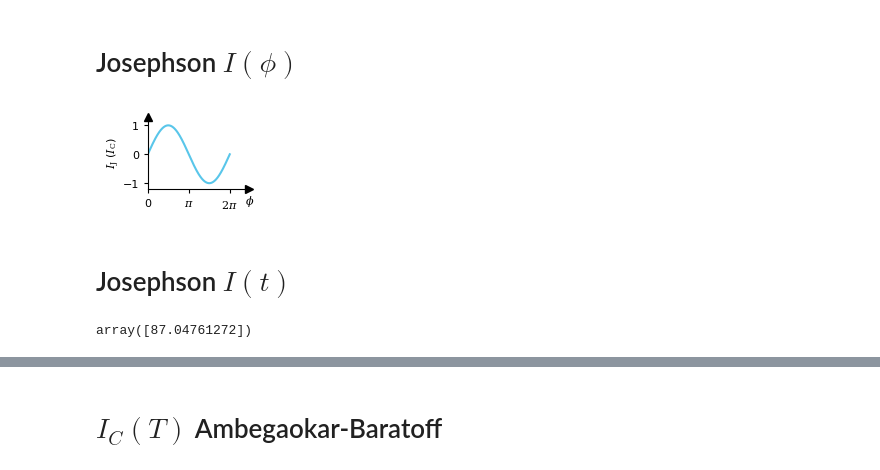
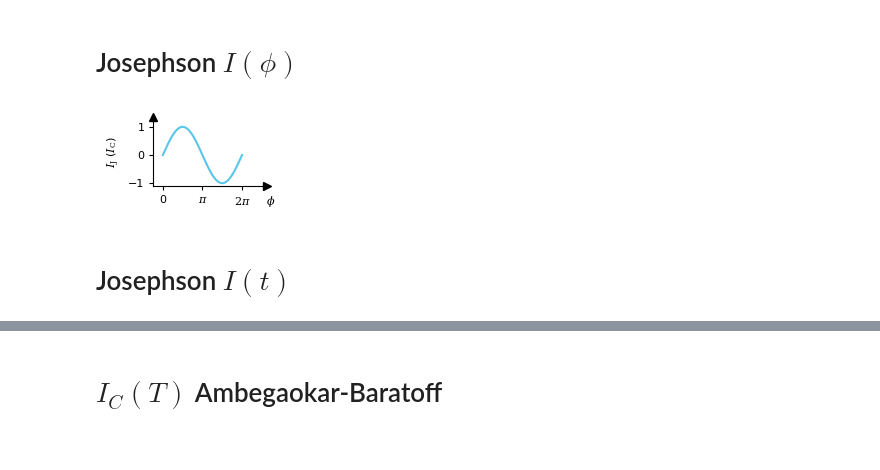
Before and after one commit to schmampf/dissertation, a Jupyter notebook: theory/macro/macro.ipynb, the cells around one changed output, grey strips where cells are left out. Saved outputs shown, nothing was run; the diff lists cells and outputs as text; code cells hidden in the pictures.

Commit message:
figure struggle. aber figstyle v1 implemented. recommended for all figures.

```diff
--- a/theory/macro/macro.ipynb
+++ b/theory/macro/macro.ipynb
@@ -163,56 +201,88 @@ fig.savefig("josephson-iv.pdf")
 phi = np.linspace(0, 2 * np.pi, 361)
 I_J_phi = np.sin(phi)
 # %%
-fig, ax = plt.subplots(
-    1,
-    1,
-    figsize=(1.5, 1),
-)
+fig = plt.figure(figsize=(1.7, 1.0))
+ax = fig.add_axes([0.3, 0.3, 1.0, 1.0])  # left, bottom, width, height
+
 ax.plot(
     phi,
     I_J_phi,
     color=colors(0),
 )
 
-ax.set_ylim([-1.2, 1.3])
-ax.set_xlim([0, 2 * np.pi + 1.5])
-ax.set_yticks([-1, 0, 1])
+ax.set_ylim((-1.1, 1.35))
+ax.set_yticks([0, 1, -1])
+
+ax.set_xlim([-0.24 * np.pi, 2.64 * np.pi])
 ax.set_xticks([0, np.pi, 2 * np.pi], labels=["0", "$\\pi$", "$2\\pi$"])
+
+xlabel = "$\\phi$"
+ylabel = "$I_\\mathrm{J}$ ($I_\\mathrm{C}$)"
+title = "josephson-iphi"
+
+
+# region figure stuff v1
+
+# layout definition
+pads_label = (0.4, 0.15)
+pads_0 = (0.08, 0.08)
+
+# get parameter
+fig_w, fig_h = fig.get_size_inches()
+x_lim = ax.get_xlim()
+y_lim = ax.get_ylim()
+
+# algebra stuff
+w, h = fig_w - (pads_label[0] + 2 * pads_0[0]), fig_h - (pads_label[1] + 2 * pads_0[1])
+x_off = pads_label[0] + pads_0[0]
+y_off = pads_label[1] + pads_0[1]
+x_pos = (x_off / fig_w, w / fig_w)
+y_pos = (y_off / fig_h, h / fig_h)
+x_len = np.abs(x_lim[1] - x_lim[0])
+y_len = np.abs(y_lim[1] - y_lim[0])
 
 # Remove frame
 for spine in ["top", "right"]:
     ax.spines[spine].set_visible(False)
 
-x_lim = ax.get_xlim()
-y_lim = ax.get_ylim()
-
-ax_trans = ax.get_xaxis_transform()
 # Draw arrow heads
 ax.plot(x_lim[1], y_lim[0], ">", color="k", clip_on=False)
 ax.plot(x_lim[0], y_lim[1], "^", color="k", clip_on=False)
+
+# make layout
+ax.set_position([x_pos[0], y_pos[0], x_pos[1], y_pos[1]])
+
+# labels
+ax.text(
+    x_lim[1] + pads_0[0] / w * x_len,
+    y_lim[0] - y_off / h * y_len,
+    xlabel,
+    ha="right",
+    va="bottom",
+    fontsize=8,
+)
+ax.set_ylabel(ylabel)
+
 ax.set_xlim(x_lim)
 ax.set_ylim(y_lim)
 
 # Simplify ticks
-# ax.set_yticks([0, 1])
 ax.tick_params(
     axis="both",
     direction="out",
     length=3,
     labelsize=8,
     color="k",
     labelcolor="k",
 )
 
-ax.text(x_lim[1] - 0.35, -1.6, "$\\phi$", ha="left", va="center", fontsize=8)
-ax.set_ylabel("$I_\\mathrm{J}$ ($I_\\mathrm{C}$)", labelpad=0)
+# save figure
+fig.savefig(f"{title}.pgf")
+fig.savefig(f"{title}.pdf")
 
-
-fig.tight_layout(pad=0.1)
-fig.savefig("josephson-iphi.pgf")
-fig.savefig("josephson-iphi.pdf")
+# endregion
 # %% [output]
-[figure, old version]
+[figure, new version]
 # %% [markdown]
 # Josephson $I(t)$
 # %%
@@ -234,7 +302,3 @@ for i, v_mV in enumerate(V_mV):
 
 I_J = I_C * np.sin(phi)
-# %%
-2 * e / h * V_mV * 1e-3 * 1e-9
-# %% [output]
-array([87.04761272])
 # %%
```
Also changed, not shown: parts of 9 cells of this notebook, 10 other files.
